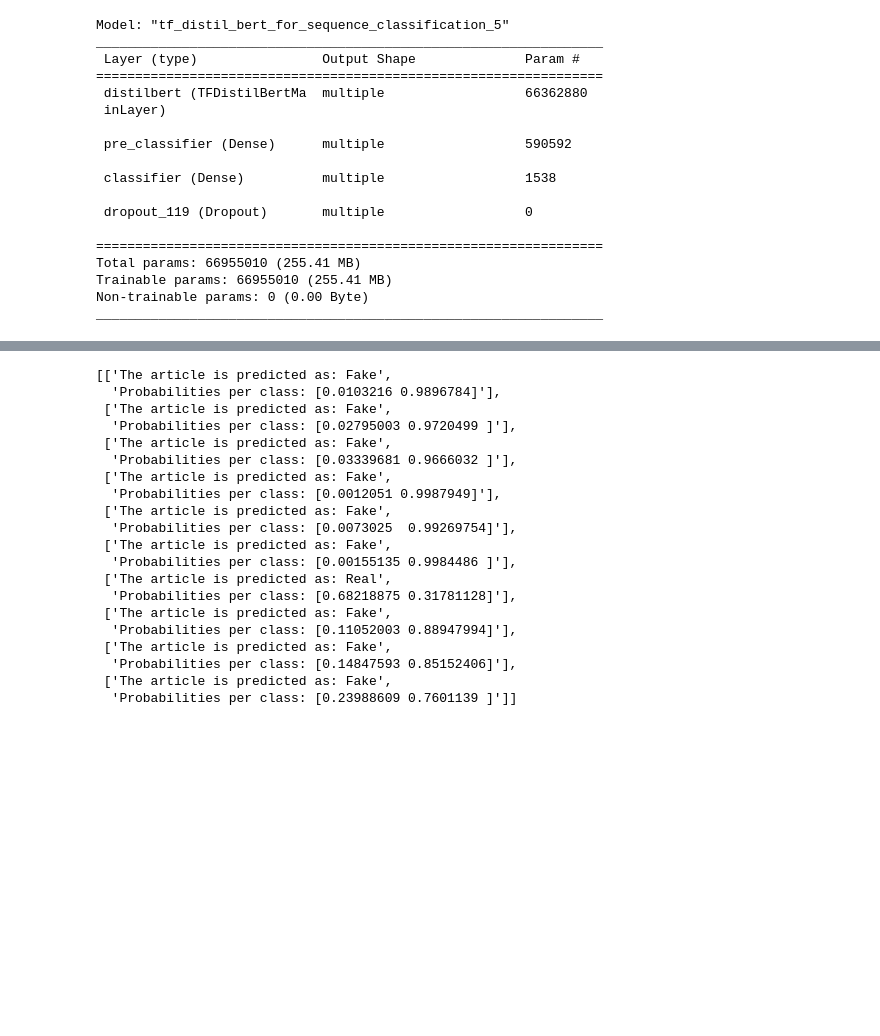
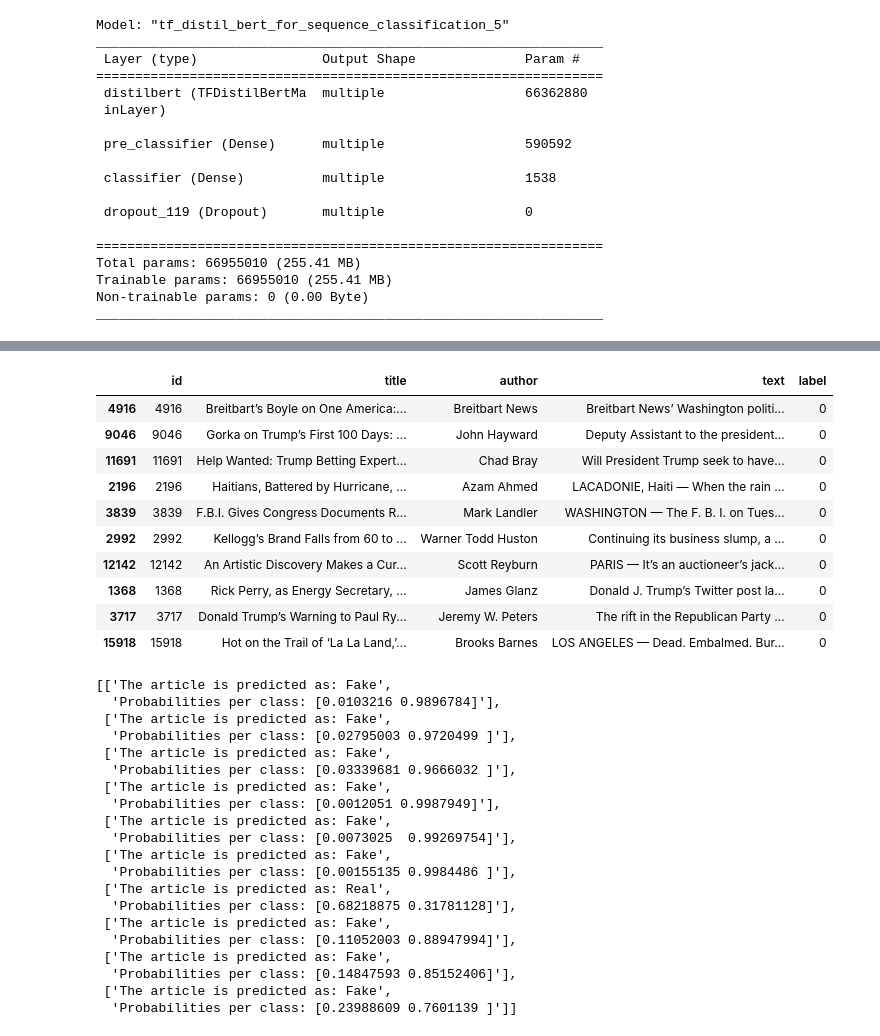
Before and after one commit to matt-ieraci/fake_news_detector, a Jupyter notebook: matt-ieraci_distilbert_model_test.ipynb, the cells around one changed output, grey strips where cells are left out. Cells and saved outputs as stored; diff of their text form; code cells hidden in the pictures; blank space fills up the shorter version.

```diff
--- a/matt-ieraci_distilbert_model_test.ipynb
+++ b/matt-ieraci_distilbert_model_test.ipynb
@@ -230,3 +256,17 @@ true_examples = new_df_examples[new_df_examples['label'] == 0].sample(10)
+# %%
+true_examples
+# %% [output]
+|  | id | title | author | text | label |
+| 4916 | 4916 | Breitbart’s Boyle on One America:... | Breitbart News | Breitbart News’ Washington politi... | 0 |
+| 9046 | 9046 | Gorka on Trump’s First 100 Days: ... | John Hayward | Deputy Assistant to the president... | 0 |
+| 11691 | 11691 | Help Wanted: Trump Betting Expert... | Chad Bray | Will President Trump seek to have... | 0 |
+| 2196 | 2196 | Haitians, Battered by Hurricane, ... | Azam Ahmed | LACADONIE, Haiti — When the rain ... | 0 |
+| 3839 | 3839 | F.B.I. Gives Congress Documents R... | Mark Landler | WASHINGTON — The F. B. I. on Tues... | 0 |
+| 2992 | 2992 | Kellogg’s Brand Falls from 60 to ... | Warner Todd Huston | Continuing its business slump, a ... | 0 |
+| 12142 | 12142 | An Artistic Discovery Makes a Cur... | Scott Reyburn | PARIS — It’s an auctioneer’s jack... | 0 |
+| 1368 | 1368 | Rick Perry, as Energy Secretary, ... | James Glanz | Donald J. Trump’s Twitter post la... | 0 |
+| 3717 | 3717 | Donald Trump’s Warning to Paul Ry... | Jeremy W. Peters | The rift in the Republican Party ... | 0 |
+| 15918 | 15918 | Hot on the Trail of ‘La La Land,’... | Brooks Barnes | LOS ANGELES — Dead. Embalmed. Bur... | 0 |
 # %%
 fake_check_list = []
 for text in fake_examples.text:
```
Also changed, not shown: parts of 2 cells of this notebook.
